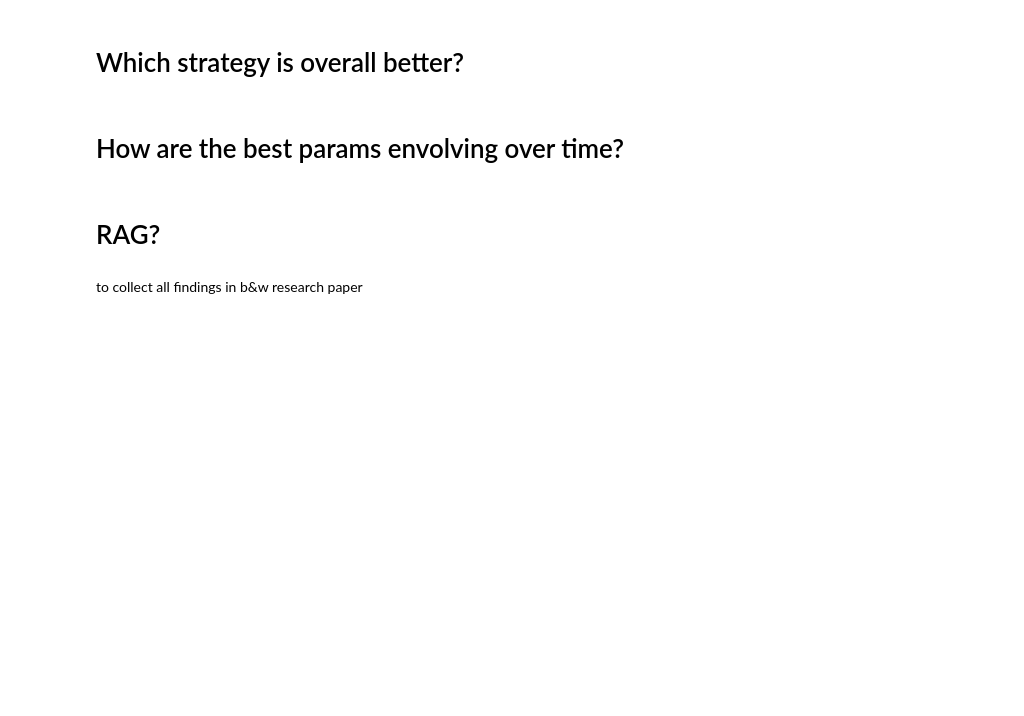
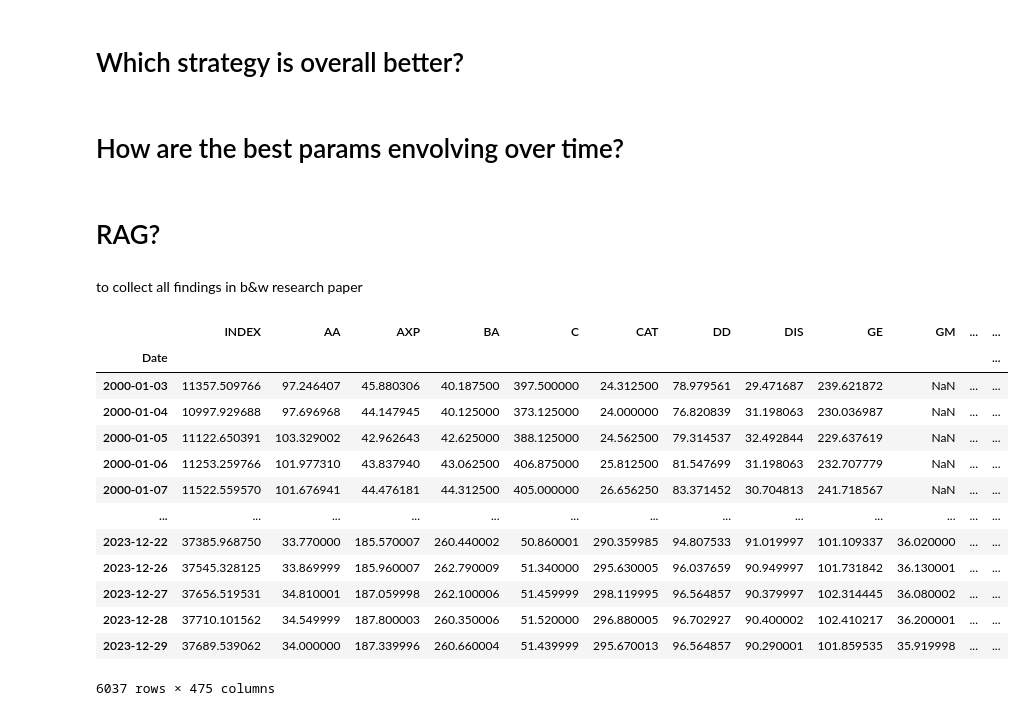
Before and after one commit to iNANOV/MPF_Dev, a Jupyter notebook: notebooks/research.ipynb, the cells around one changed output. Cells and saved outputs as stored; diff of their text form; code cells hidden in the pictures; blank space fills up the shorter version.

```diff
--- a/notebooks/research.ipynb
+++ b/notebooks/research.ipynb
@@ -97,0 +100,18 @@ to collect all findings in b&w research paper
+# %%
+data = pd.read_parquet("../data/data_df.parquet")
+data
+# %% [output]
+|  | INDEX | AA | AXP | BA | C | CAT | DD | DIS | GE | GM | ... | ... |
+| Date |  |  |  |  |  |  |  |  |  |  |  | ... |
+| 2000-01-03 | 11357.509766 | 97.246407 | 45.880306 | 40.187500 | 397.500000 | 24.312500 | 78.979561 | 29.471687 | 239.621872 | NaN | ... | ... |
+| 2000-01-04 | 10997.929688 | 97.696968 | 44.147945 | 40.125000 | 373.125000 | 24.000000 | 76.820839 | 31.198063 | 230.036987 | NaN | ... | ... |
+| 2000-01-05 | 11122.650391 | 103.329002 | 42.962643 | 42.625000 | 388.125000 | 24.562500 | 79.314537 | 32.492844 | 229.637619 | NaN | ... | ... |
+| 2000-01-06 | 11253.259766 | 101.977310 | 43.837940 | 43.062500 | 406.875000 | 25.812500 | 81.547699 | 31.198063 | 232.707779 | NaN | ... | ... |
+| 2000-01-07 | 11522.559570 | 101.676941 | 44.476181 | 44.312500 | 405.000000 | 26.656250 | 83.371452 | 30.704813 | 241.718567 | NaN | ... | ... |
+| ... | ... | ... | ... | ... | ... | ... | ... | ... | ... | ... | ... | ... |
+| 2023-12-22 | 37385.968750 | 33.770000 | 185.570007 | 260.440002 | 50.860001 | 290.359985 | 94.807533 | 91.019997 | 101.109337 | 36.020000 | ... | ... |
+| 2023-12-26 | 37545.328125 | 33.869999 | 185.960007 | 262.790009 | 51.340000 | 295.630005 | 96.037659 | 90.949997 | 101.731842 | 36.130001 | ... | ... |
+| 2023-12-27 | 37656.519531 | 34.810001 | 187.059998 | 262.100006 | 51.459999 | 298.119995 | 96.564857 | 90.379997 | 102.314445 | 36.080002 | ... | ... |
+| 2023-12-28 | 37710.101562 | 34.549999 | 187.800003 | 260.350006 | 51.520000 | 296.880005 | 96.702927 | 90.400002 | 102.410217 | 36.200001 | ... | ... |
+| 2023-12-29 | 37689.539062 | 34.000000 | 187.339996 | 260.660004 | 51.439999 | 295.670013 | 96.564857 | 90.290001 | 101.859535 | 35.919998 | ... | ... |
+6037 rows × 475 columns
```
Also changed, not shown: parts of 5 cells of this notebook, 4 other files.
